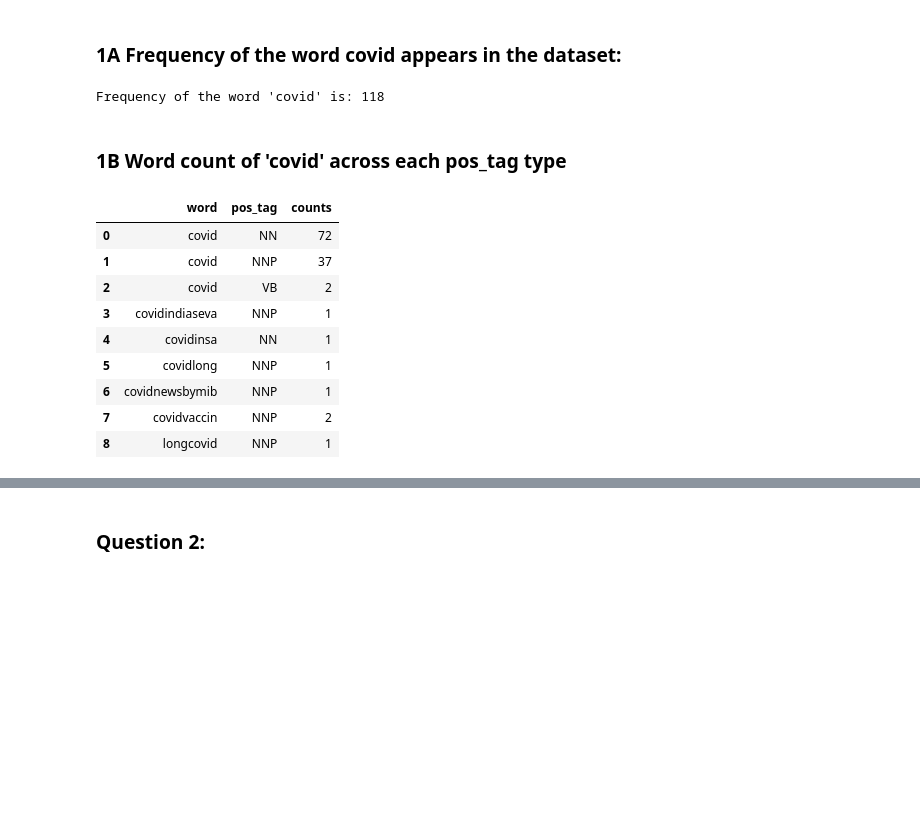
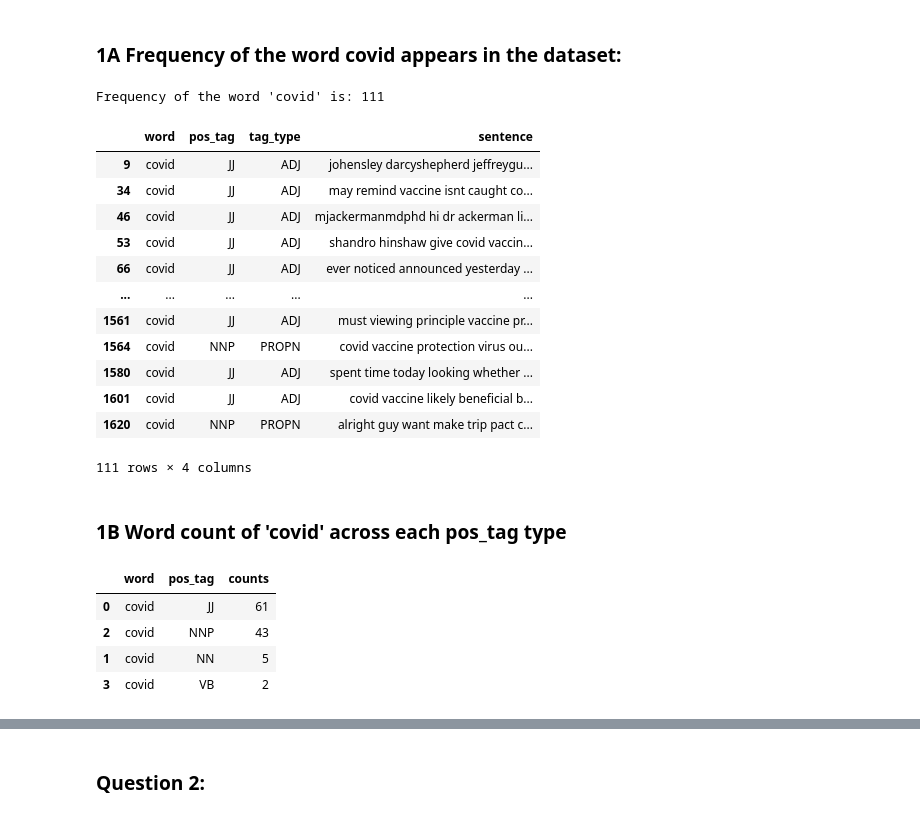
Before and after one commit to narayanacharyuluchitroju/NLP, a Jupyter notebook: Assignment1.ipynb, the cells around one changed output, grey strips where cells are left out. Drawn from its saved outputs; the diff is of its cells as text; code cells hidden in the pictures; blank space fills up the shorter version.

```diff
--- a/Assignment1.ipynb
+++ b/Assignment1.ipynb
@@ -76,11 +80,3 @@ expand_contractions("Y'all are enjoying this class we'd think. It is so cool isn
 # %% [markdown]
 #### Removing Special Characters
 <span style="color:white">Special characters and symbols are usually non-alphanumeric characters or even occasionally numeric characters (depending on the problem), which add to the extra noise in unstructured text. Usually, simple regular expressions (regexes) can be used to remove them.</span>
-# %%
-def remove_special_characters(text, remove_digits=True):
-    text = ''.join([word.lower() for word in text if word not in string.punctuation])
-    text = ''.join([re.sub(r'\d+','',word) for word in text if remove_digits])
-    return text
-
-remove_special_characters("Well this was fun! What do you think? 123#@!\\//4", remove_digits=True)
-#remove_special_characters("May i remind you that the vaccine isnt just for those who @caught covid-19, its also to prevent it................ https://t.co/htFc4jP4CO")
@@ -88,0 +83,8 @@ remove_special_characters("Well this was fun! What do you think? 123#@!\\//4", r
+# %%
+def remove_special_characters(text, remove_digits=True):
+    pattern = r'[^a-zA-z0-9\s]' if not remove_digits else r'[^a-zA-z\s]'
+    text = re.sub(pattern, '', text)
+    return text
+
+remove_special_characters("@johensley @darcyshepherd13 @jeffreyguterman @realdonaldtrump the different vaccines have different ingredients. i will take a covid-19 in a second. 95% efficacy is fine by me. also, thevaccine is not made out of recombinant dna, it is made out of mrna. i really hate when people spread misinformation. luciferase is an enzyme. not in vaccines", remove_digits=True)
+#remove_special_characters("May i remind you that the vaccine isnt just for those who @caught covid-19, its also to prevent it................ https://t.co/htFc4jP4CO")
@@ -191,18 +194,20 @@ import spacy
 nltk.download('averaged_perceptron_tagger')
 # Download NLTK Punkt sentence tokenizer
 nltk.download('punkt')
-nlp = spacy.load("en_core_web_lg")
+nlp = spacy.load("en_core_web_sm")
 pos_tagged_data=[]
 for sentence in rawData['tweets_cleaned']:
+    # print(sentence)
     sentence_nlp = nlp(sentence)
+    # print(sentence_nlp,end='\n')
     spacy_pos_tagged=[]
-    spacy_pos_tagged_sentence = [(word.__str__().strip(' '), word.tag_, word.pos_,sentence) for word in [i for i in sentence_nlp]]
+    spacy_pos_tagged_sentence = [(word.__str__().strip(), word.tag_, word.pos_,sentence) for word in [i for i in sentence_nlp]]
     pos_tagged_data=pos_tagged_data+spacy_pos_tagged_sentence
 
 
 spacy_pos_tagged_data = pd.DataFrame(pos_tagged_data,columns=['word','pos_tag','tag_type','sentence'])
 spacy_pos_tagged_data.to_csv('spacy_pos_tagged_data.csv')
-spacy_pos_tagged_data.shape
+spacy_pos_tagged_data.head(20)
 # %% [output]
 [nltk_data] Downloading package averaged_perceptron_tagger to
 [nltk_data]     C:\Users\ragha\AppData\Roaming\nltk_data...
@@ -217,26 +238,34 @@ spacy_pos_tagged_data.shape
 # %% [markdown]
 ### 1A Frequency of the word covid appears in the dataset:
 # %%
-print("Frequency of the word 'covid' is: {}".format(spacy_pos_tagged_data[spacy_pos_tagged_data['word'].str.contains('covid')]['word'].count()))
+print("Frequency of the word 'covid' is: {}".format(spacy_pos_tagged_data[spacy_pos_tagged_data['word']=='covid']['word'].count()))
+spacy_pos_tagged_data[spacy_pos_tagged_data['word']=='covid']
 # %% [output]
-Frequency of the word 'covid' is: 118
+Frequency of the word 'covid' is: 111
+|  | word | pos_tag | tag_type | sentence |
+| 9 | covid | JJ | ADJ | johensley darcyshepherd jeffreygu... |
+| 34 | covid | JJ | ADJ | may remind vaccine isnt caught co... |
+| 46 | covid | JJ | ADJ | mjackermanmdphd hi dr ackerman li... |
+| 53 | covid | JJ | ADJ | shandro hinshaw give covid vaccin... |
+| 66 | covid | JJ | ADJ | ever noticed announced yesterday ... |
+| ... | ... | ... | ... | ... |
+| 1561 | covid | JJ | ADJ | must viewing principle vaccine pr... |
+| 1564 | covid | NNP | PROPN | covid vaccine protection virus ou... |
+| 1580 | covid | JJ | ADJ | spent time today looking whether ... |
+| 1601 | covid | JJ | ADJ | covid vaccine likely beneficial b... |
+| 1620 | covid | NNP | PROPN | alright guy want make trip pact c... |
+111 rows × 4 columns
 # %% [markdown]
 ### 1B Word count of 'covid' across each pos_tag type
 # %%
-spacy_pos_tagged_data['word']=spacy_pos_tagged_data['word'].str.strip(' ')
-covid_word_pos_tags = spacy_pos_tagged_data[spacy_pos_tagged_data['word'].str.contains('covid')].groupby(
-    ['word','pos_tag']).size().reset_index(name='counts')
+covid_word_pos_tags = spacy_pos_tagged_data[spacy_pos_tagged_data['word']=='covid'].groupby(
+    ['word','pos_tag']).size().reset_index(name='counts').sort_values('counts',ascending=False)
 covid_word_pos_tags.to_csv('covid_word_pos_tags.csv')
-covid_word_pos_tags.head(10)
+covid_word_pos_tags
 # %% [output]
 |  | word | pos_tag | counts |
-| 0 | covid | NN | 72 |
-| 1 | covid | NNP | 37 |
-| 2 | covid | VB | 2 |
-| 3 | covidindiaseva | NNP | 1 |
-| 4 | covidinsa | NN | 1 |
-| 5 | covidlong | NNP | 1 |
-| 6 | covidnewsbymib | NNP | 1 |
-| 7 | covidvaccin | NNP | 2 |
-| 8 | longcovid | NNP | 1 |
+| 0 | covid | JJ | 61 |
+| 2 | covid | NNP | 43 |
+| 1 | covid | NN | 5 |
+| 3 | covid | VB | 2 |
 # %%
```
Also changed, not shown: parts of 29 cells of this notebook, 4 other files.
